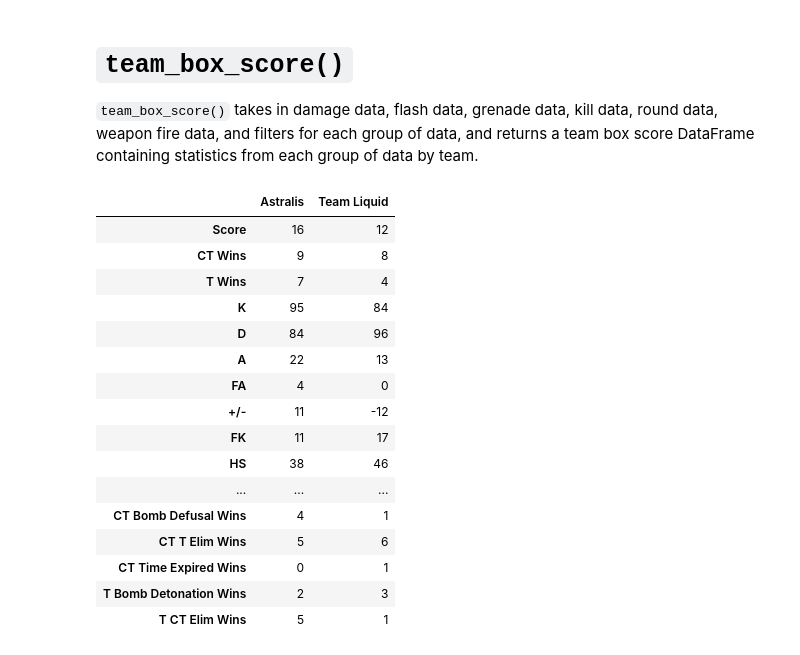
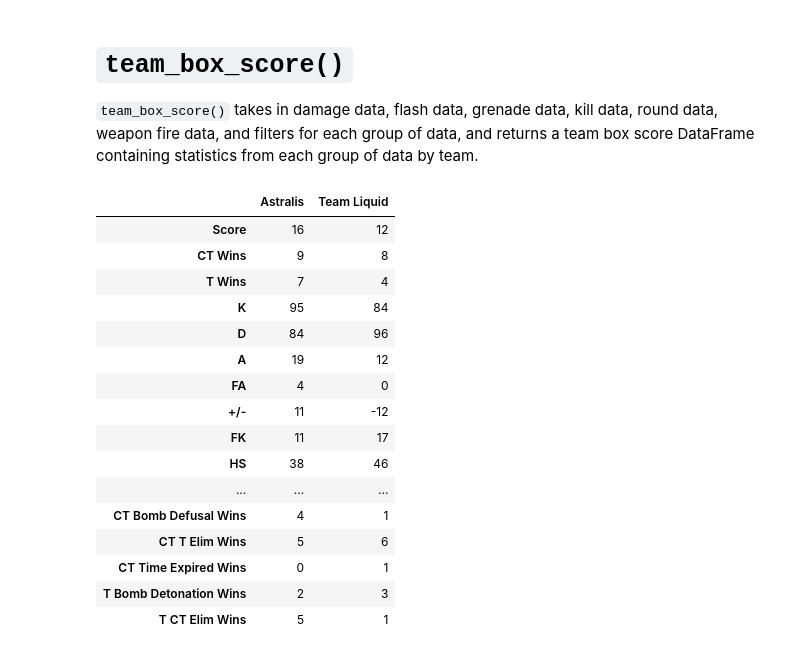
Before and after one commit to pnxenopoulos/awpy, a Jupyter notebook: examples/01_Basic_CSGO_Analysis.ipynb, the cells around one changed output. Cells and saved outputs as stored; diff of their text form; code cells hidden in the pictures.

Commit message:
Ran analysis nb with fixed flashes in kills dataframe

```diff
--- a/examples/01_Basic_CSGO_Analysis.ipynb
+++ b/examples/01_Basic_CSGO_Analysis.ipynb
@@ -14,7 +14,7 @@ from csgo.parser import DemoParser
 
 # Create the parser object.
 # Set log=True above if you want to produce a logfile for the parser.
-demo_parser = DemoParser(demofile = "../../CSGO_Demofiles/astralis-vs-liquid-m2-nuke.dem",
+demo_parser = DemoParser(demofile = "astralis-vs-liquid-m2-nuke.dem",
                          demo_id = "BLASTFinal2019", parse_rate=128)
 
 # Parse the demofile, output results to a dictionary and a dataframe.
@@ -1203,8 +1203,8 @@ def team_box_score(
     e_stats = econ_stats(round_data, round_filters)
     for index in e_stats.index:
         e_stats.iloc[index, 0] = e_stats["Side"].str.rsplit(n=1)[index][0]
-        x = e_stats.iloc[index, 1:-4].sum()
-        e_stats.iloc[index, -3:] = e_stats.iloc[index, -3:] * x
+        rounds = e_stats.iloc[index, 1:-4].sum()
+        e_stats.iloc[index, -3:] = e_stats.iloc[index, -3:] * rounds
     e_stats = e_stats.groupby(["Side"]).sum()
     e_stats.reset_index(inplace=True)
     e_stats.iloc[:, -3:] = (
@@ -1250,34 +1250,34 @@ def team_box_score(
             "FA",
             "+/-",
             "FK",
             "HS",
             "HS%",
             "Strafe%",
             "ACC%",
             "HS ACC%",
             "ADR",
             "UD",
             "Nades Thrown",
             "UD Per Nade",
             "EF",
             "Flashes Thrown",
             "EF Per Throw",
             "EBT Per Enemy",
         ],
         :,
     ].append(box_score.iloc[31:, :])
     return box_score
 
 team_box_score(data_df["Damages"], data_df["Flashes"], data_df["Grenades"],
                data_df["Kills"], data_df["Rounds"], data_df["WeaponFires"])
 # %% [output]
 |  | Astralis | Team Liquid |
 | Score | 16 | 12 |
 | CT Wins | 9 | 8 |
 | T Wins | 7 | 4 |
 | K | 95 | 84 |
 | D | 84 | 96 |
-| A | 22 | 13 |
+| A | 19 | 12 |
 | FA | 4 | 0 |
 | +/- | 11 | -12 |
 | FK | 11 | 17 |
```
Also changed, not shown: parts of 5 cells of this notebook, 1 other file.
